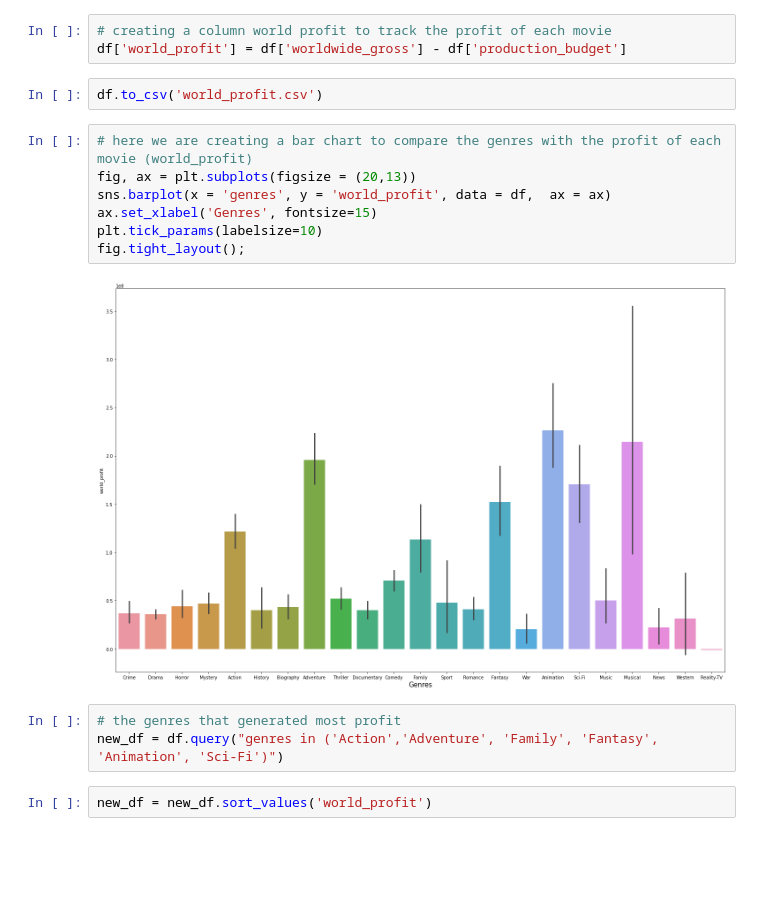
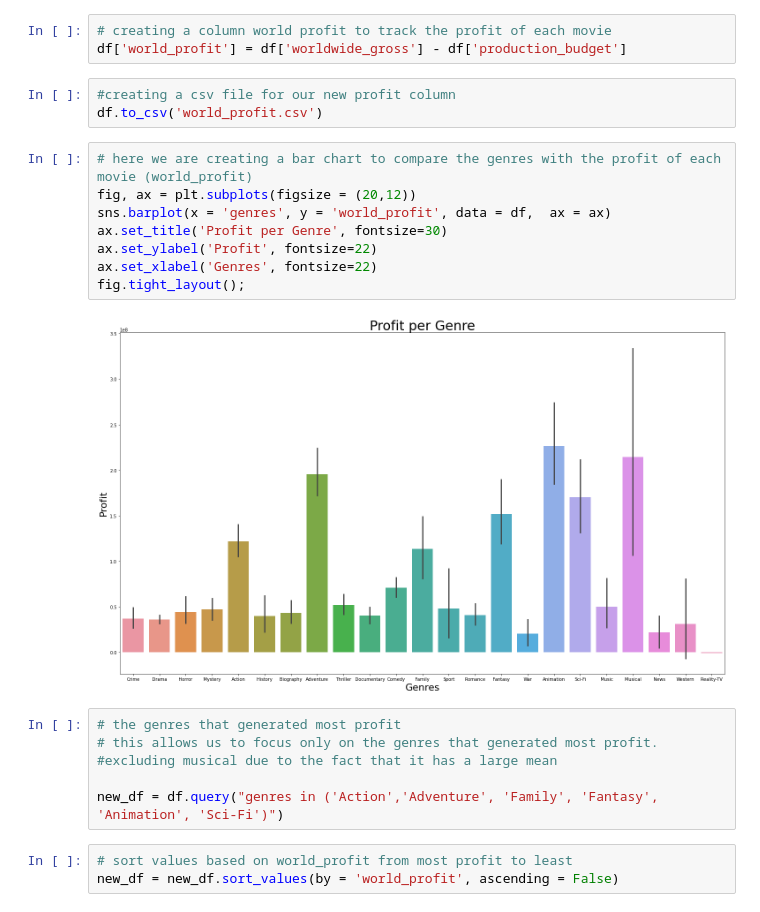
Before and after one commit to wasih790/Microsoft_Movie_Studio, a Jupyter notebook: 2_Statistical_Plotting/Question 1 - visualization for - profit genre.ipynb, the cells around one changed output. Drawn from its saved outputs; the diff is of its cells as text; blank space fills up the shorter version.

```diff
--- a/2_Statistical_Plotting/Question 1 - visualization for - profit genre.ipynb
+++ b/2_Statistical_Plotting/Question 1 - visualization for - profit genre.ipynb
@@ -32,22 +32,28 @@ df['production_budget'] = df['production_budget'].astype(float)
 # %%
 # creating a column world profit to track the profit of each movie
 df['world_profit'] = df['worldwide_gross'] - df['production_budget']
-# %%
-df.to_csv('world_profit.csv')
+# %%
+#creating a csv file for our new profit column
+df.to_csv('world_profit.csv')
 # %%
 # here we are creating a bar chart to compare the genres with the profit of each movie (world_profit)
-fig, ax = plt.subplots(figsize = (20,13))
+fig, ax = plt.subplots(figsize = (20,12))
 sns.barplot(x = 'genres', y = 'world_profit', data = df,  ax = ax)
-ax.set_xlabel('Genres', fontsize=15)
-plt.tick_params(labelsize=10)
+ax.set_title('Profit per Genre', fontsize=30)
+ax.set_ylabel('Profit', fontsize=22)
+ax.set_xlabel('Genres', fontsize=22)
 fig.tight_layout();
 # %% [output]
-[figure, old version]
+[figure, new version]
 # %%
 # the genres that generated most profit
+# this allows us to focus only on the genres that generated most profit.
+#excluding musical due to the fact that it has a large mean
+
 new_df = df.query("genres in ('Action','Adventure', 'Family', 'Fantasy', 'Animation', 'Sci-Fi')")
-# %%
-new_df = new_df.sort_values('world_profit')
+# %%
+# sort values based on world_profit from most profit to least
+new_df = new_df.sort_values(by = 'world_profit', ascending = False)
 # %%
 new_df
 # %% [output]
```
Also changed, not shown: parts of 6 cells of this notebook, 1 other file.
